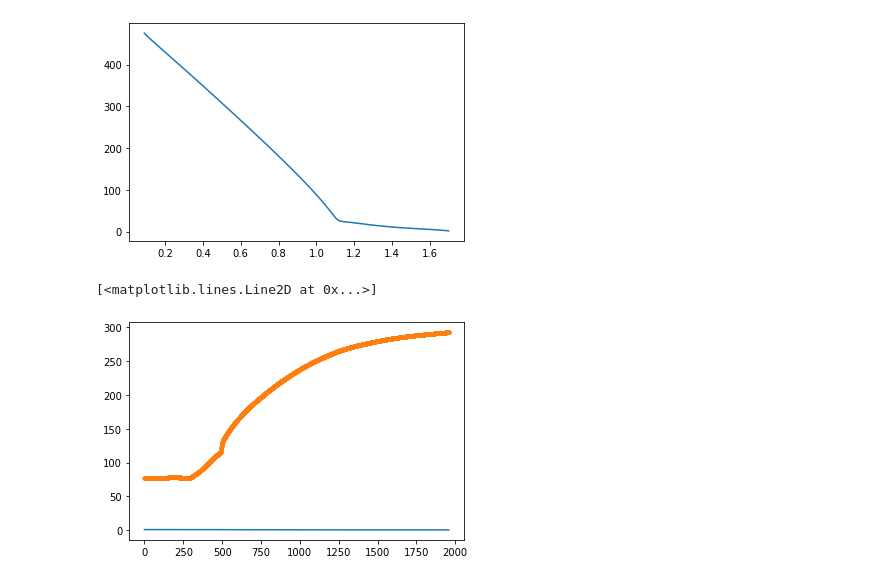
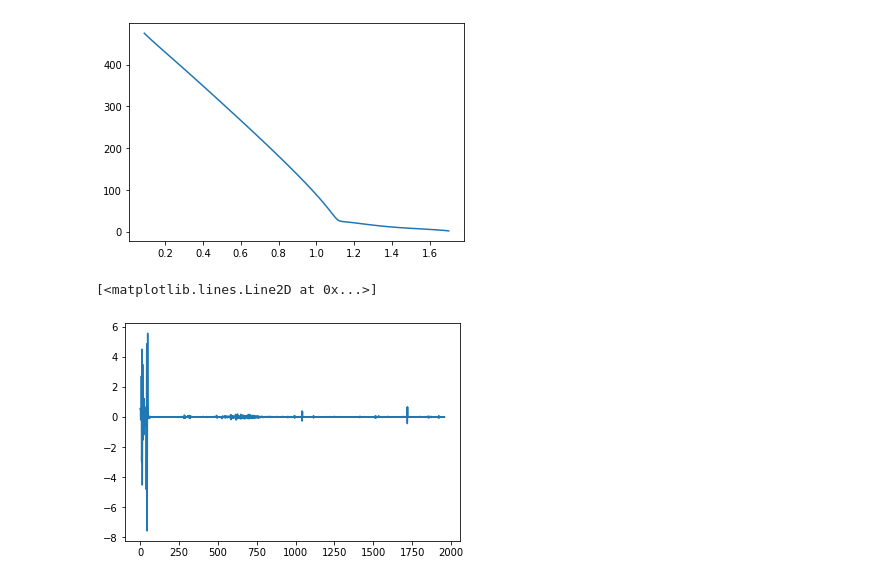
Before and after one commit to cwru-robin/Phys301, a Jupyter notebook: Resistivity/A2.ipynb, the cells around one changed output. Drawn from its saved outputs; the diff is of its cells as text; code cells hidden in the pictures.

```diff
--- a/Resistivity/A2.ipynb
+++ b/Resistivity/A2.ipynb
@@ -122,11 +122,12 @@ fourthspline= inter.InterpolatedUnivariateSpline(xrange,dunktrail[trail][3][np.w
 splines=[firstspline,secondspline,thirdspline,fourthspline]
 # %%
 
-plt.plot(xrange,dunktrail[trail][0][np.where(dunktrail[trail][0]>-2)])
-plt.plot(xrange,splines[0](xrange),".")
+dydx = signal.savgol_filter(dunktrail[trail][1][np.where(dunktrail[trail][0]>-2)]/-current, window_length=11, polyorder=2, deriv=2)
-# %% [output]
-[<matplotlib.lines.Line2D at 0x...>]
-[figure, removed]
+# %%
+plt.plot(xrange,dydx)
+# %% [output]
+[<matplotlib.lines.Line2D at 0x...>]
+[figure, added]
 # %%
 xfinerange=np.arange(throughout,len(dunktrail[trail][0])*.4,.4)
 
```
Also changed, not shown: parts of 3 cells of this notebook.
